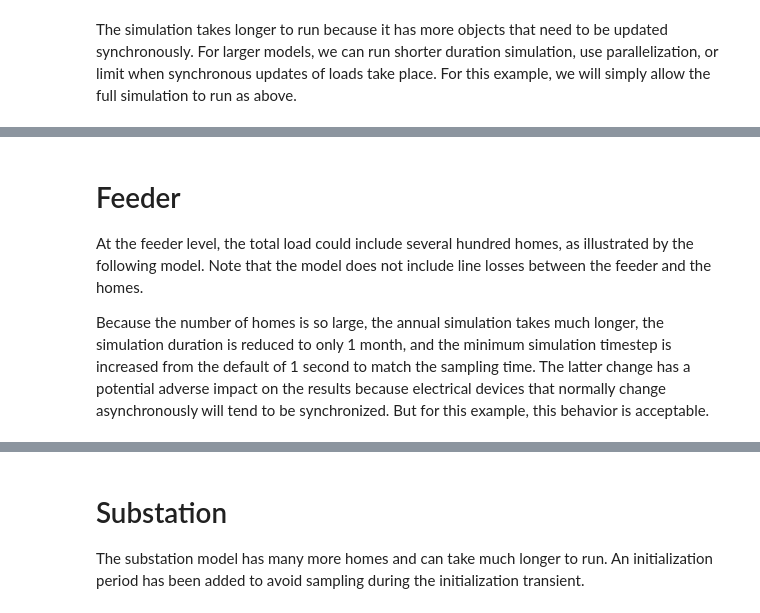
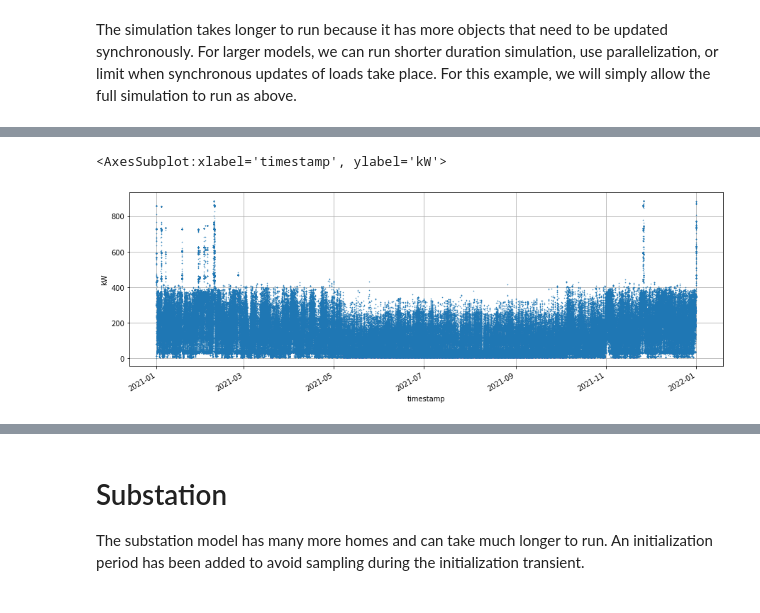
Before and after one commit to slacgismo/load_decomposition, a Jupyter notebook: data/Load_decomposition.ipynb, the cells around one changed output, grey strips where cells are left out. Cells and saved outputs as stored; diff of their text form; code cells hidden in the pictures.

```diff
--- a/data/Load_decomposition.ipynb
+++ b/data/Load_decomposition.ipynb
@@ -271,5 +295,6 @@ panel['measured_real_energy_delta'].plot(style='.',markersize=1,figsize=(15,5),y
-# %% [markdown]
-# Feeder
-At the feeder level, the total load could include several hundred homes, as illustrated by the following model. Note that the model does not include line losses between the feeder and the homes.
-
-Because the number of homes is so large, the annual simulation takes much longer, the simulation duration is reduced to only 1 month, and the minimum simulation timestep is increased from the default of 1 second to match the sampling time. The latter change has a potential adverse impact on the results because electrical devices that normally change asynchronously will tend to be synchronized. But for this example, this behavior is acceptable.
+# %%
+transformer = load('transformer.csv')
+plot(transformer)
+# %% [output]
+<AxesSubplot:xlabel='timestamp', ylabel='kW'>
+[figure, added]
```
Also changed, not shown: parts of 27 cells of this notebook, 12 other files.
